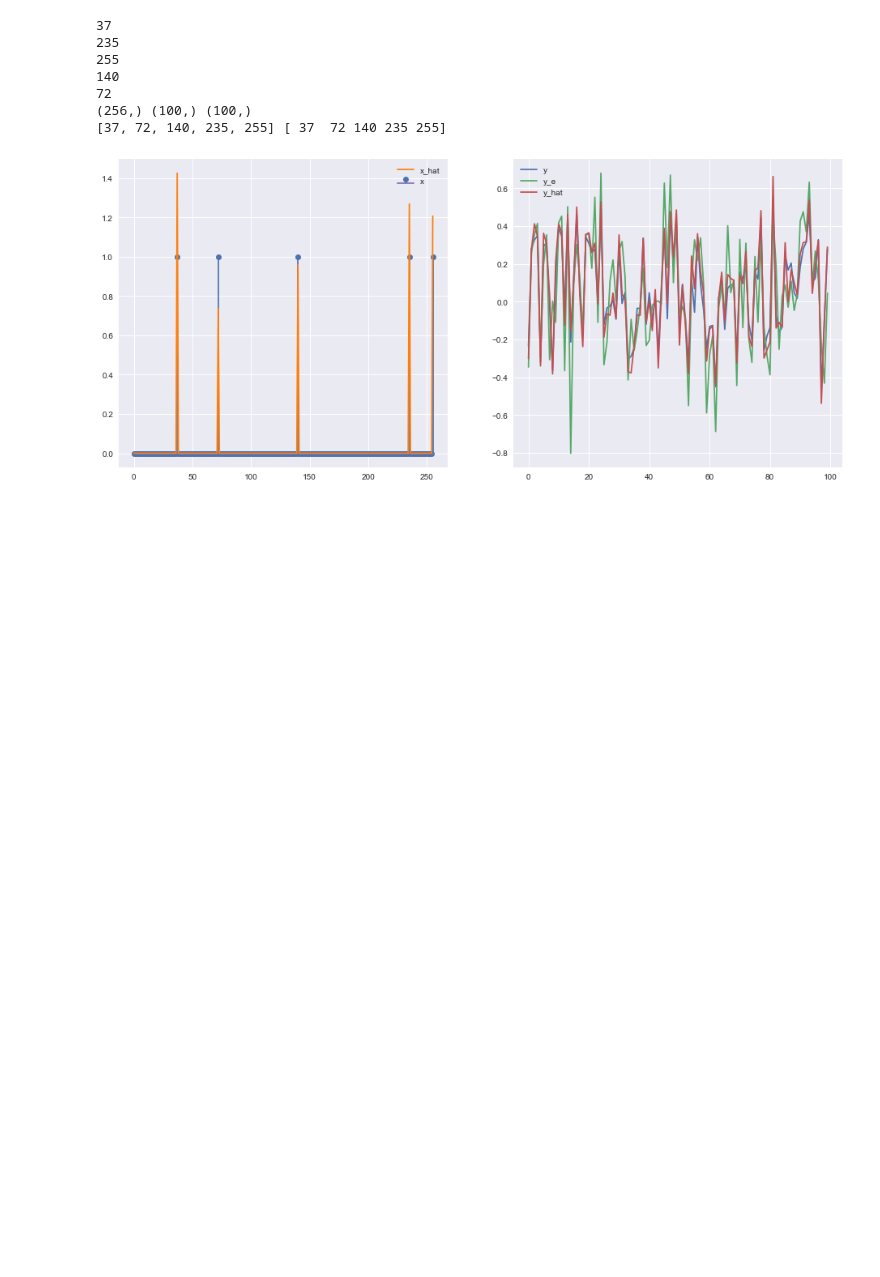
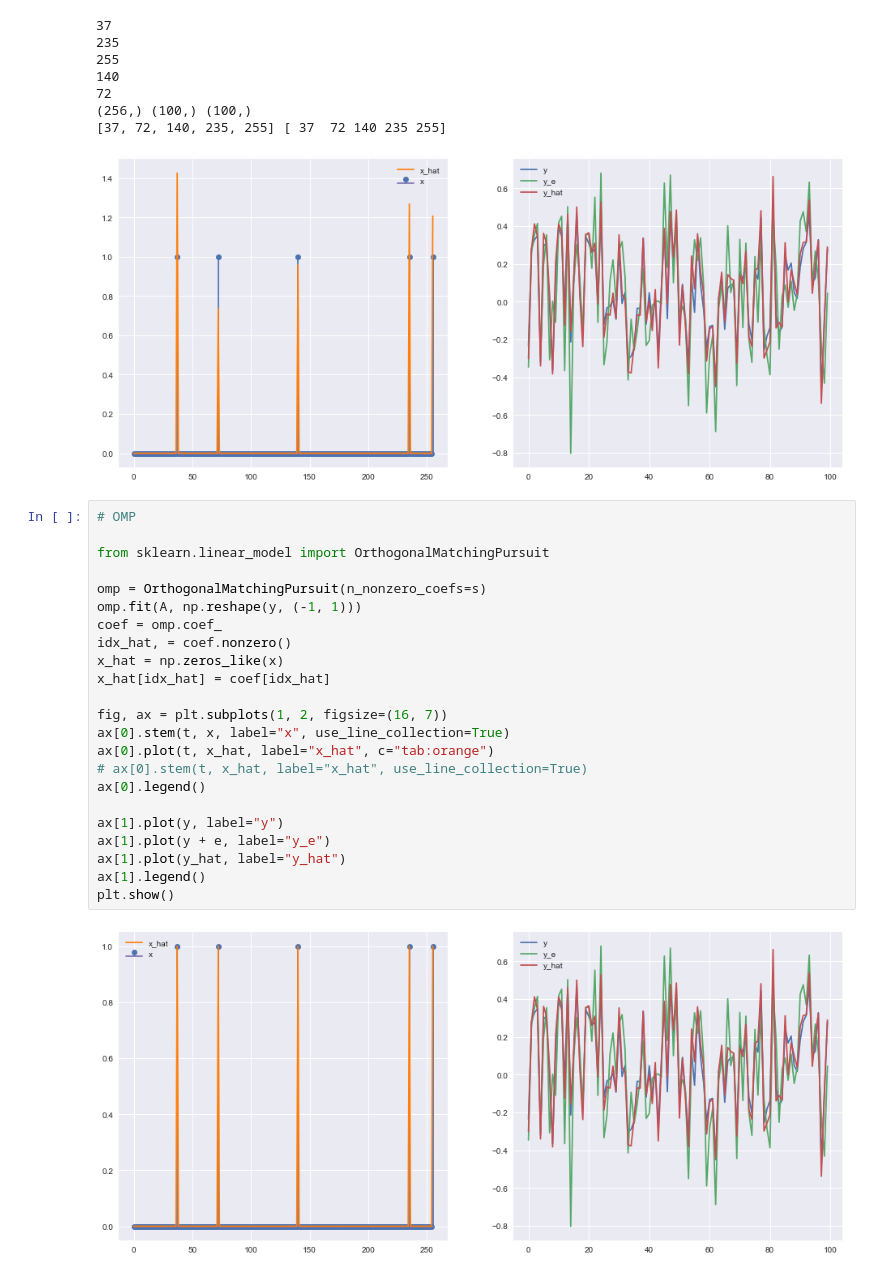
Before and after one commit to roksikonja/cs, a Jupyter notebook: cs.ipynb, the cells around one changed output. Saved outputs shown, nothing was run; the diff lists cells and outputs as text; blank space fills up the shorter version.

```diff
--- a/cs.ipynb
+++ b/cs.ipynb
@@ -321,3 +321,28 @@ plt.show()
 (256,) (100,) (100,)
 [37, 72, 140, 235, 255] [ 37  72 140 235 255]
 [figure]
+# %%
+# OMP
+
+from sklearn.linear_model import OrthogonalMatchingPursuit
+
+omp = OrthogonalMatchingPursuit(n_nonzero_coefs=s)
+omp.fit(A, np.reshape(y, (-1, 1)))
+coef = omp.coef_
+idx_hat, = coef.nonzero()
+x_hat = np.zeros_like(x)
+x_hat[idx_hat] = coef[idx_hat]
+
+fig, ax = plt.subplots(1, 2, figsize=(16, 7))
+ax[0].stem(t, x, label="x", use_line_collection=True)
+ax[0].plot(t, x_hat, label="x_hat", c="tab:orange")
+# ax[0].stem(t, x_hat, label="x_hat", use_line_collection=True)
+ax[0].legend()
+
+ax[1].plot(y, label="y")
+ax[1].plot(y + e, label="y_e")
+ax[1].plot(y_hat, label="y_hat")
+ax[1].legend()
+plt.show()
+# %% [output]
+[figure, added]
```
